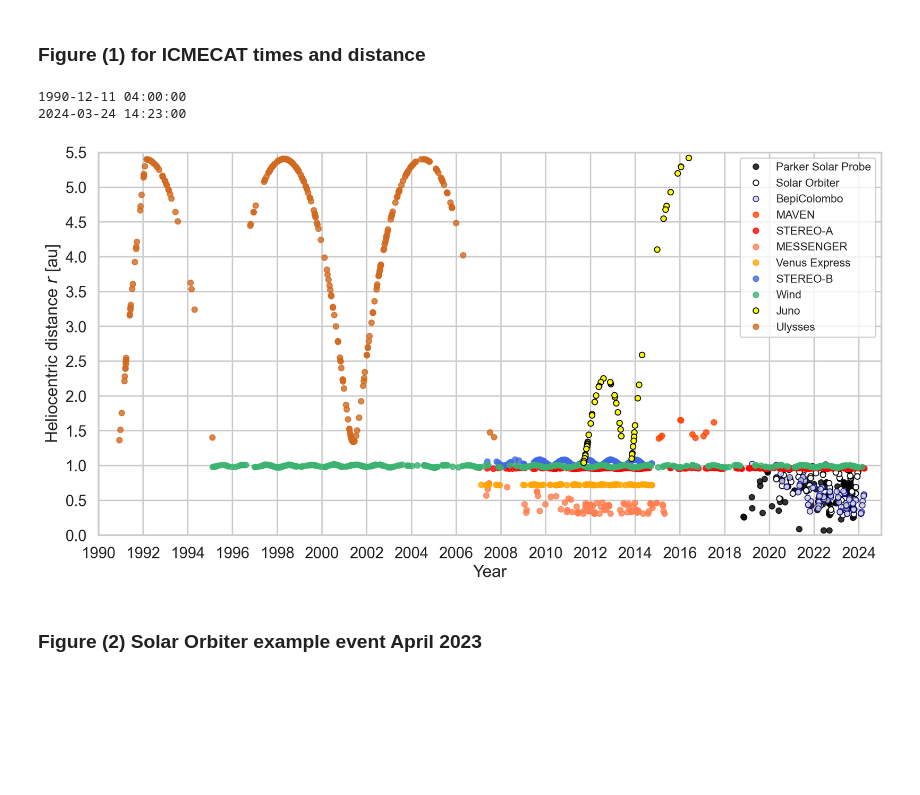
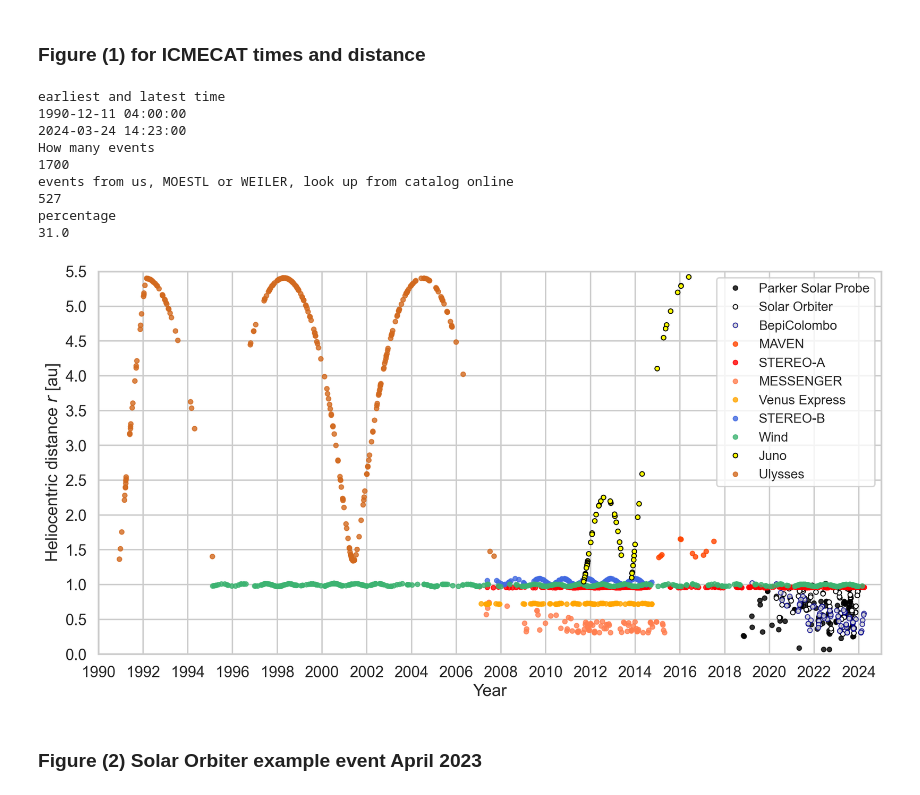
Before and after one commit to cmoestl/icmecat_paper_2024, a Jupyter notebook: moestl_2024_icmecat.ipynb, the cells around one changed output. Drawn from its saved outputs; the diff is of its cells as text; code cells hidden in the pictures; blank space fills up the shorter version.

```diff
--- a/moestl_2024_icmecat.ipynb
+++ b/moestl_2024_icmecat.ipynb
@@ -127,7 +127,7 @@ fig=plt.figure(3,figsize=(13,7),dpi=200)
 
 ax1=plt.subplot(111)
 
-ms=6
+ms=5
 al=0.8
 
 
@@ -146,35 +146,53 @@ ax1.plot_date(ic_mo_start_time_num[iuly],ic.mo_sc_heliodistance[iuly],'o',c='cho
 
 
 ax1.set_ylabel('Heliocentric distance $r$ [au]')
 ax1.set_xlabel('Year')
 
 years = mdates.YearLocator(2)
 ax1.xaxis.set_major_locator(years)
 myformat = mdates.DateFormatter('%Y')
 ax1.xaxis.set_major_formatter(myformat)
 
 #ax1.tick_params(axis="x", labelsize=12)
 #ax1.tick_params(axis="y", labelsize=12)
 
 ax1.set_xlim([datetime.datetime(1990,1,1),datetime.datetime(2025,1,1)])
 
 
-ax1.legend(loc=1,fontsize=12)
+ax1.legend(loc=1,fontsize=14)
 
 ax1.set_yticks(np.arange(0,6,0.5))
 ax1.set_ylim([0,5.5])
 
 plt.tight_layout()
 plt.savefig('results/fig1_icmecat_obs.png', dpi=150,bbox_inches='tight')
 plt.savefig('results/fig1_icmecat_obs.pdf', dpi=150,bbox_inches='tight')
 
 
+print('earliest and latest time')
+
 print(np.min(ic.icme_start_time))
 print(np.max(ic.icme_start_time))
+
+print('How many events')
+print(np.size(ic.icmecat_id))
+
+print('events from us, MOESTL or WEILER, look up from catalog online')
+print('527')
+
+print('percentage')
+print(527/np.size(ic.icmecat_id)*100)
 # %% [output]
+earliest and latest time
 1990-12-11 04:00:00
 2024-03-24 14:23:00
+How many events
+1700
+events from us, MOESTL or WEILER, look up from catalog online
+527
+percentage
+31.0
-[figure, old version]
+[figure, new version]
 # %% [markdown]
 ### Figure (2) Solar Orbiter example event April 2023
 # %%
```
Also changed, not shown: parts of 7 cells of this notebook, 11 other files.
